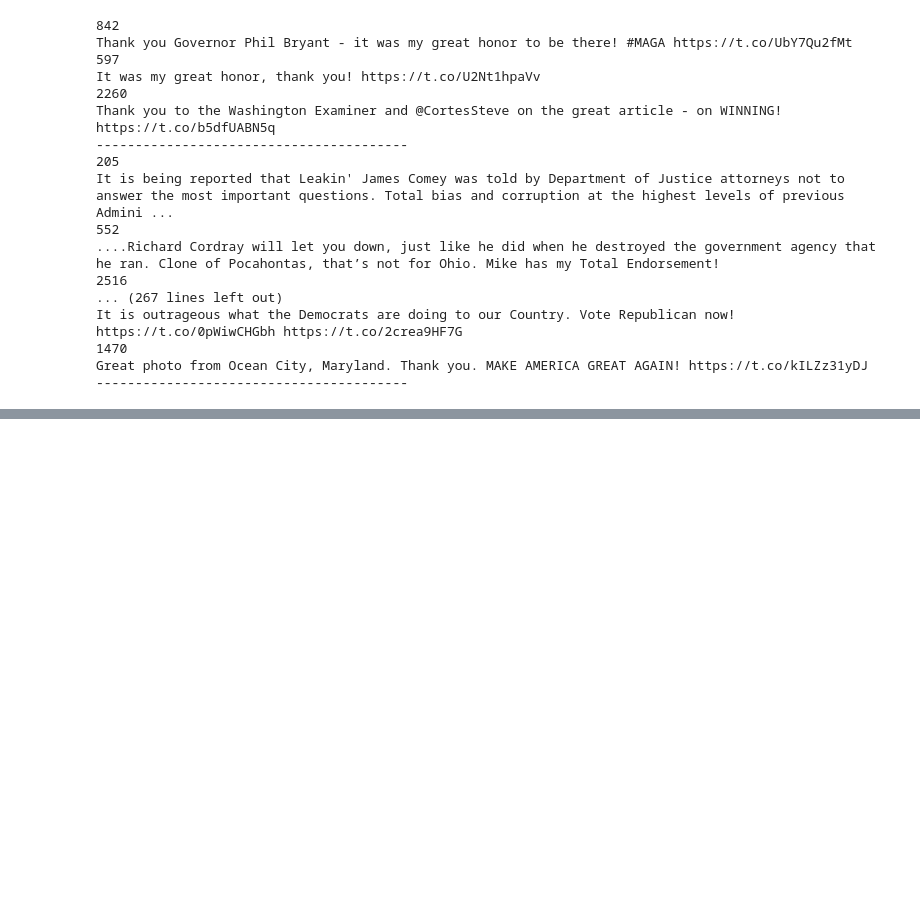
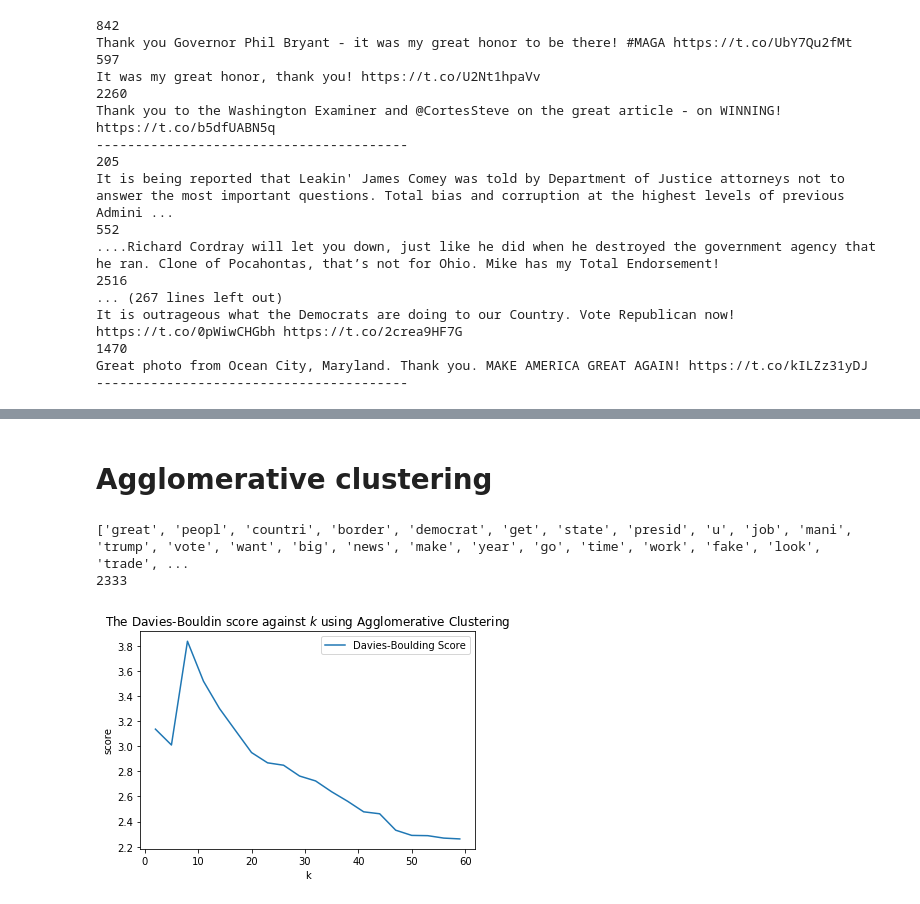
Before and after one commit to RojerGS/DataScience, a Jupyter notebook: TrumpTweetsClustering/dataExploration.ipynb, the cells around one changed output, grey strips where cells are left out. Saved outputs shown, nothing was run; the diff lists cells and outputs as text; code cells hidden in the pictures; blank space fills up the shorter version.

Commit message:
Made a start with implenting Aggloremative clust

```diff
--- a/TrumpTweetsClustering/dataExploration.ipynb
+++ b/TrumpTweetsClustering/dataExploration.ipynb
@@ -615,3 +616,48 @@ for cluster in dbscan_clusters:
 [figure]
 [figure]
 ... (30 outputs left out)
+# %% [markdown]
+# Agglomerative clustering
+# %%
+# turn each tweet into a vector with N coordinates
+# also, tag each tweet with a unique ID
+# coordinate i of tweeter n will say how many times the top word i appeared
+N = 50
+topN_words = [t[0] for t in words_tuples[:N]]
+vector_tweets = []
+newID = 0
+for tweet in tweets:
+    counts = [tweet.count(word) for word in topN_words]
+    # use numpy arrays so that later calculations are easier
+    vector_tweets.append((newID, np.array(counts, dtype=int)))
+    newID += 1
+
+print(topN_words)
+print(len(tweets))
+# %% [output]
+['great', 'peopl', 'countri', 'border', 'democrat', 'get', 'state', 'presid', 'u', 'job', 'mani', 'trump', 'vote', 'want', 'big', 'news', 'make', 'year', 'go', 'time', 'work', 'fake', 'look', 'trade', ...
+2333
+# %%
+# Determine the Davies-Boulding Score for different values of K
+K = range(2,60,3)
+DB = np.zeros_like(K).astype(float)
+# SilSc = np.zeros_like(K).astype(float)
+i = 0
+
+mat = np.array([t[1] for t in vector_tweets])
+for k in K:
+    kmeans = AgglomerativeClustering(n_clusters = k).fit(mat)
+    with np.errstate(divide='ignore'):
+        DB[i] = metrics.davies_bouldin_score(mat, kmeans.labels_)
+#         SilSc[i] = metrics.silhouette_score(mat, kmeans.labels_, metric='euclidean')
+    i += 1
+
+plt.plot(K,DB, label = 'Davies-Boulding Score')
+# plt.plot(K,SilSc, label = 'Silhouette Score')
+plt.xlabel('k')
+plt.ylabel('score')
+plt.title(r'The Davies-Bouldin score against $k$ using Agglomerative Clustering')
+plt.legend()
+plt.show()
+# %% [output]
+[figure, added]
```
Also changed, not shown: parts of 3 cells of this notebook.
